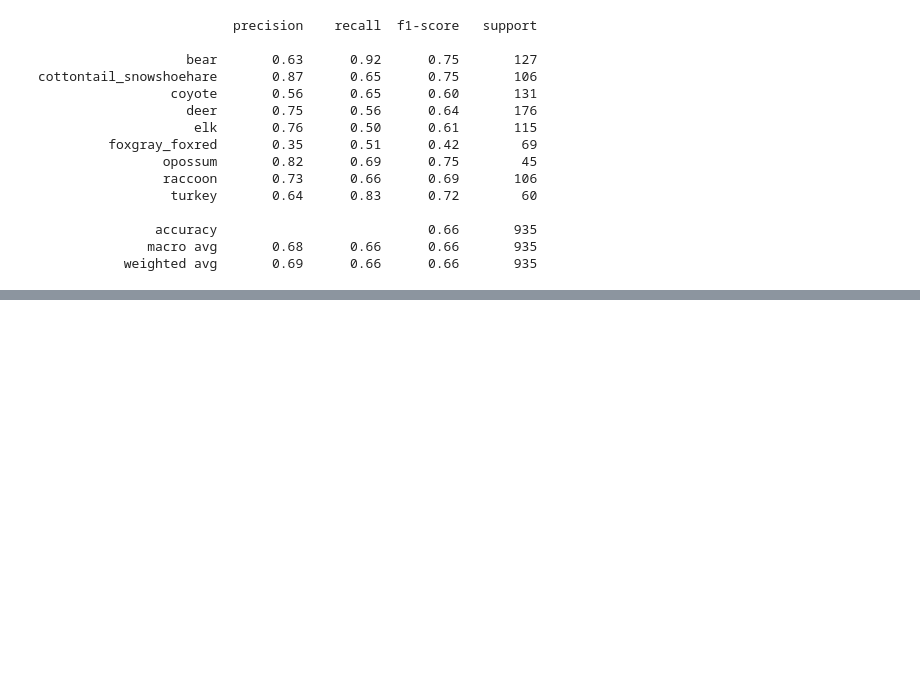
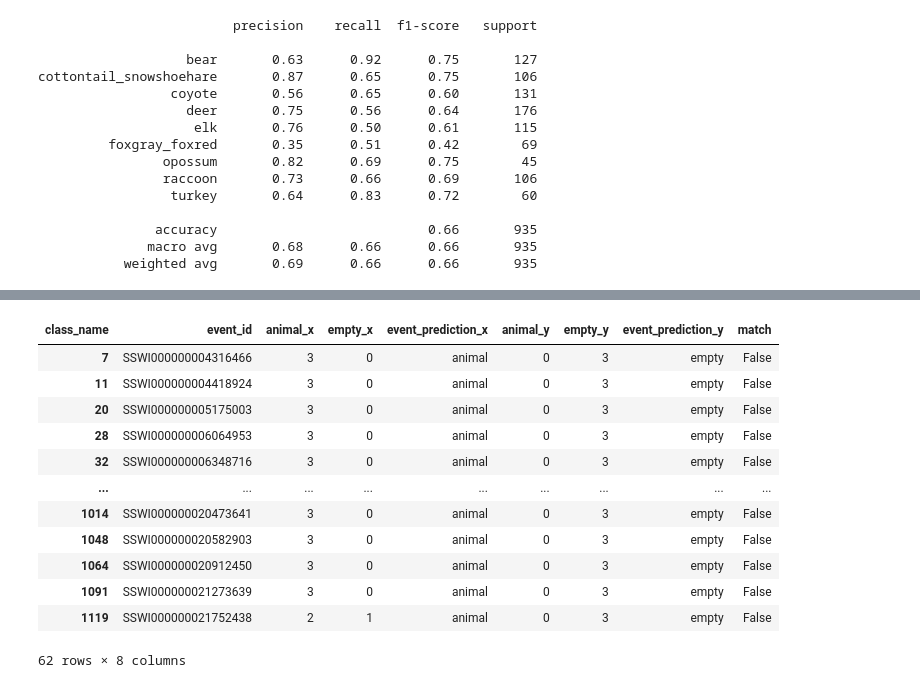
Before and after one commit to jroshanucb/capstone, a Jupyter notebook: ensemble/Ensemble Predictions.ipynb, the cells around one changed output, grey strips where cells are left out. Cells and saved outputs as stored; diff of their text form; code cells hidden in the pictures; blank space fills up the shorter version.

```diff
--- a/ensemble/Ensemble Predictions.ipynb
+++ b/ensemble/Ensemble Predictions.ipynb
@@ -460,0 +598,2 @@ cottontail_snowshoehare       0.87      0.65      0.75       106
+# %%
+common = effnet_stage_1_grouped[effnet_stage_1_grouped['event_id'].isin(yolo_stage_1_prediction_grouped.event_id)]
@@ -460,0 +616,24 @@ cottontail_snowshoehare       0.87      0.65      0.75       106
+# %%
+common_merged = pd.merge(common, yolo_stage_1_prediction_grouped,
+         on = 'event_id',
+         how = 'left')
+# %%
+common_merged['match'] = common_merged['event_prediction_x'] == common_merged['event_prediction_y']
+# %%
+non_match = common_merged[common_merged['match'] == False]
+# %%
+non_match[(non_match['event_prediction_y'] == 'empty')]
+# %% [output]
+| class_name | event_id | animal_x | empty_x | event_prediction_x | animal_y | empty_y | event_prediction_y | match |
+| 7 | SSWI000000004316466 | 3 | 0 | animal | 0 | 3 | empty | False |
+| 11 | SSWI000000004418924 | 3 | 0 | animal | 0 | 3 | empty | False |
+| 20 | SSWI000000005175003 | 3 | 0 | animal | 0 | 3 | empty | False |
+| 28 | SSWI000000006064953 | 3 | 0 | animal | 0 | 3 | empty | False |
+| 32 | SSWI000000006348716 | 3 | 0 | animal | 0 | 3 | empty | False |
+| ... | ... | ... | ... | ... | ... | ... | ... | ... |
+| 1014 | SSWI000000020473641 | 3 | 0 | animal | 0 | 3 | empty | False |
+| 1048 | SSWI000000020582903 | 3 | 0 | animal | 0 | 3 | empty | False |
+| 1064 | SSWI000000020912450 | 3 | 0 | animal | 0 | 3 | empty | False |
+| 1091 | SSWI000000021273639 | 3 | 0 | animal | 0 | 3 | empty | False |
+| 1119 | SSWI000000021752438 | 2 | 1 | animal | 0 | 3 | empty | False |
+62 rows × 8 columns
```
Also changed, not shown: parts of 7 cells of this notebook, 2 other files.
